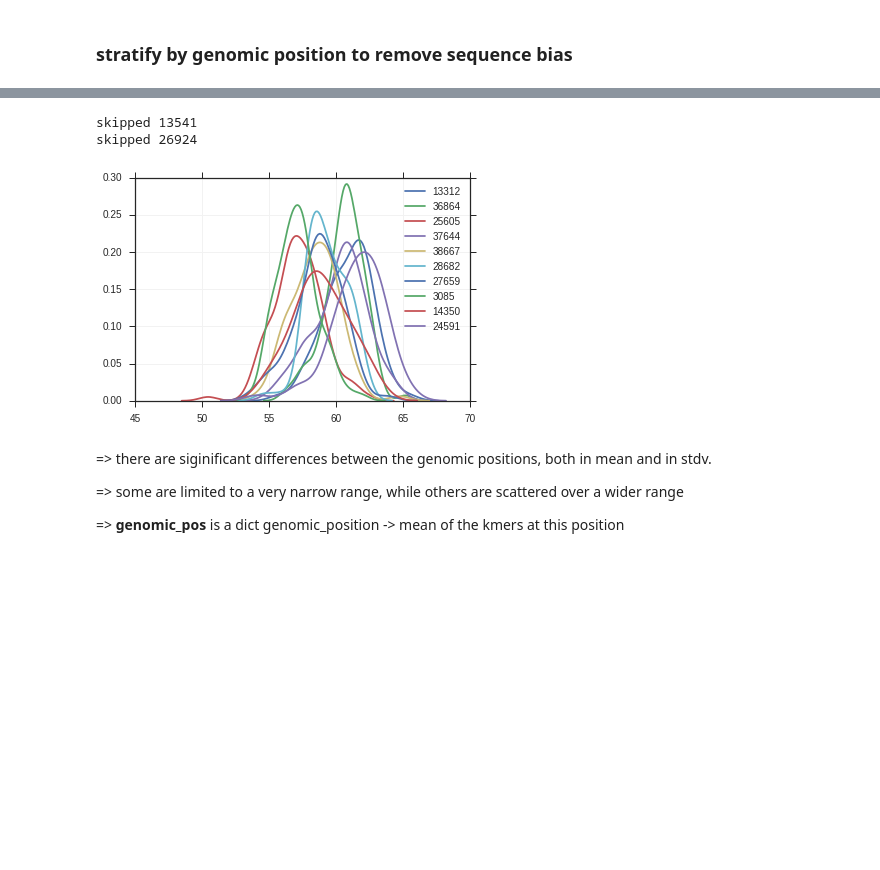
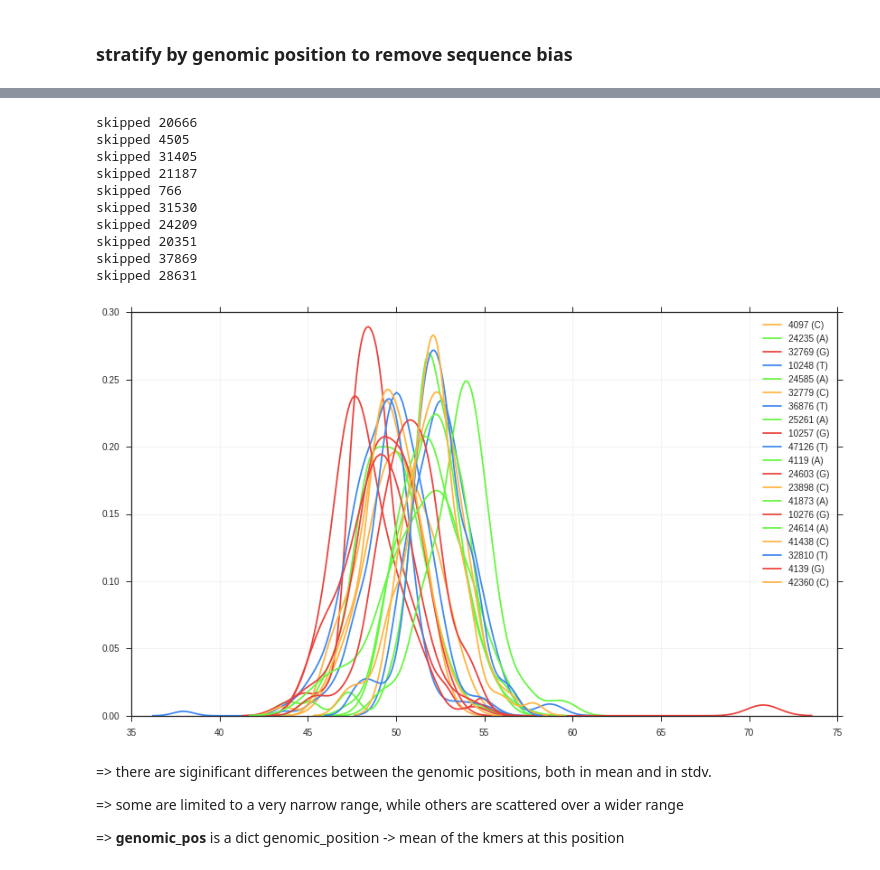
Before and after one commit to grst/nanopore-notebooks, a Jupyter notebook: 04_error_correction/context-features.ipynb, the cells around one changed output, grey strips where cells are left out. Saved outputs shown, nothing was run; the diff lists cells and outputs as text; code cells hidden in the pictures; blank space fills up the shorter version.

```diff
--- a/04_error_correction/context-features.ipynb
+++ b/04_error_correction/context-features.ipynb
@@ -102,21 +100,31 @@ for key, group in groups.items():
         print("skipped {0}".format(key))
         continue
     else:
-        assert get_context_before(group[0], 200) == get_context_before(group[-1], 200)
+        assert get_context_before(group[0], CONTEXT) == get_context_before(group[-1], CONTEXT)
         genomic_pos[key] = {
             "event_means" : means,
             "mean" : np.mean(means),
             "stdv" : np.std(means),
-            "context_before": get_context_before(group[0], 200),
-            "context_after": get_context_after(group[0], 200)
+            "context_before": get_context_before(group[0], CONTEXT),
+            "context_after": get_context_after(group[0], CONTEXT)
         }
-
-for key, ev_means in [(k, v["event_means"]) for k, v in genomic_pos.items()][:10]:
-    sns.distplot(ev_means, hist=False, label=str(key))
 # %% [output]
-skipped 13541
-skipped 26924
+skipped 20666
+skipped 4505
+skipped 31405
+skipped 21187
+skipped 766
+skipped 31530
+skipped 24209
+skipped 20351
+skipped 37869
+skipped 28631
-[figure, removed]
+# %%
+fig, ax = subplots(figsize=(14, 8))
+for key, ev_means, nt in [(k, v["event_means"], v["context_after"][0]) for k, v in genomic_pos.items()][:20]:
+    sns.distplot(ev_means, hist=False, label="{0} ({1})".format(key, nt), ax=ax, color=NT_COLORS[nt])
+# %% [output]
+[figure, added]
 # %% [markdown]
 => there are siginificant differences between the genomic positions, both in mean and in stdv.
 
```
Also changed, not shown: parts of 6 cells of this notebook, 1 other file.
